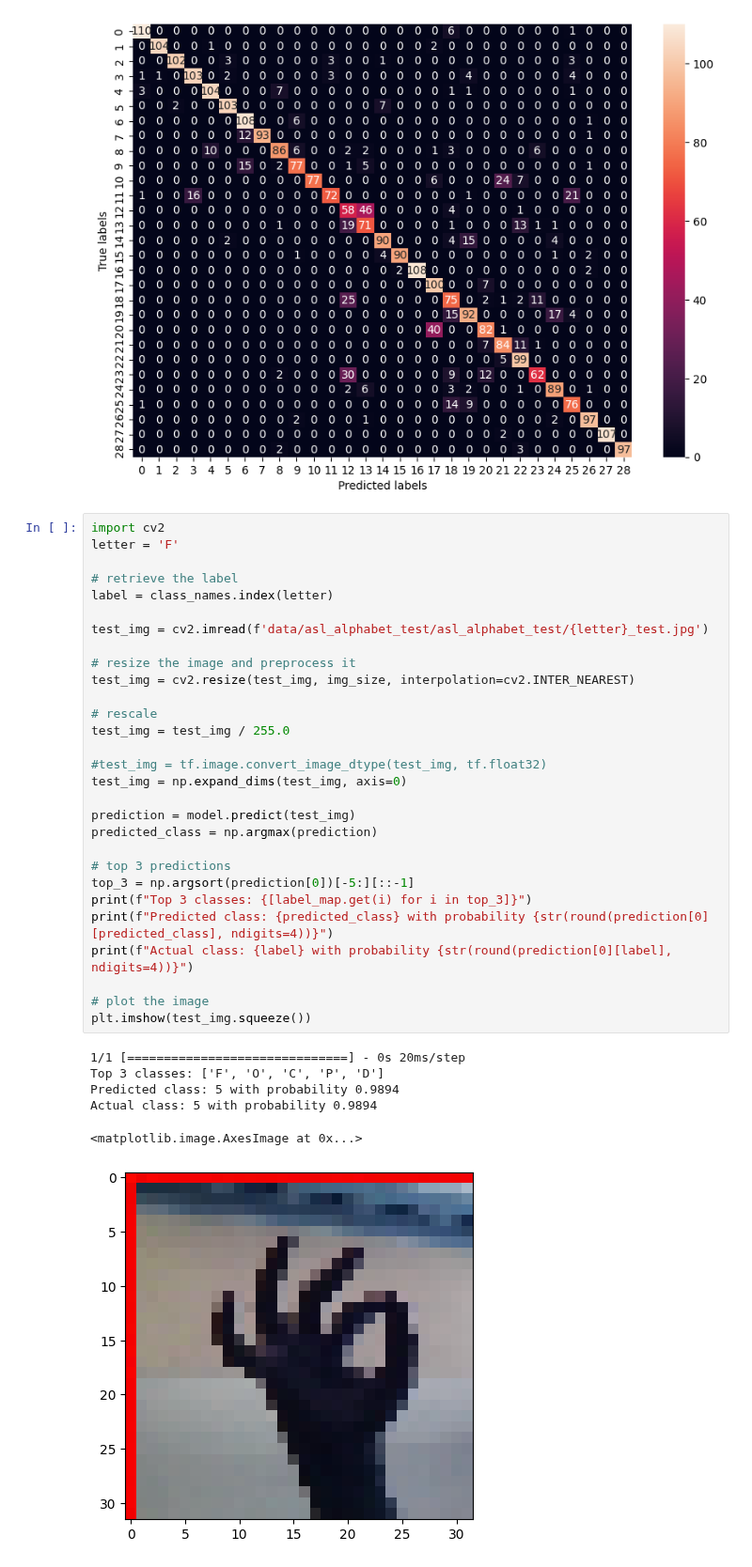
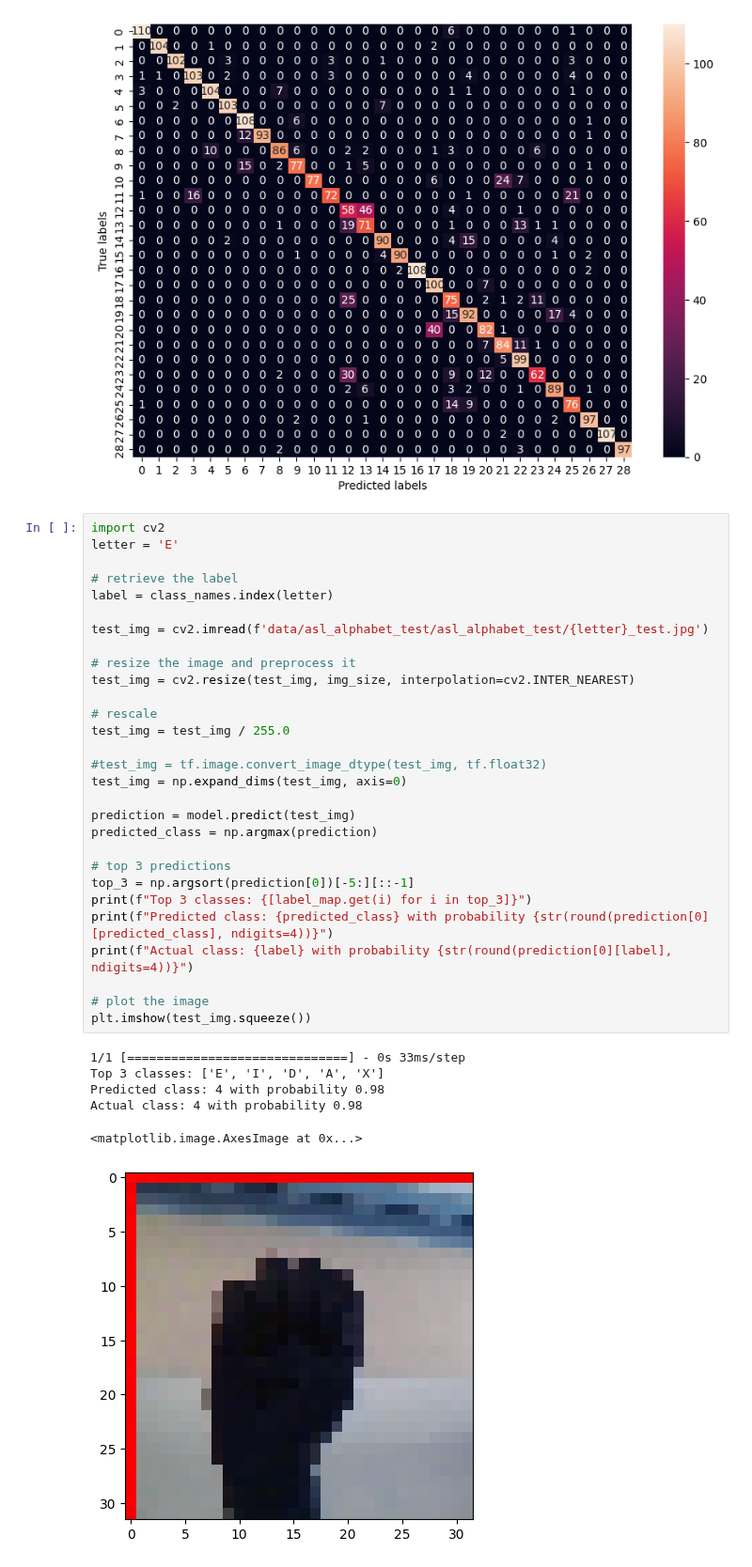
Before and after one commit to Joeshmoe03/ASL-classification, a Jupyter notebook: end_to_end.ipynb, the cells around one changed output. Shown at 94% size. Saved outputs shown, nothing was run; the diff lists cells and outputs as text.

```diff
--- a/end_to_end.ipynb
+++ b/end_to_end.ipynb
@@ -454,37 +454,37 @@ plt.show()
 [figure]
 # %%
 import cv2
-letter = 'F'
+letter = 'E'
 
 # retrieve the label
 label = class_names.index(letter)
 
 test_img = cv2.imread(f'data/asl_alphabet_test/asl_alphabet_test/{letter}_test.jpg')
 
 # resize the image and preprocess it
 test_img = cv2.resize(test_img, img_size, interpolation=cv2.INTER_NEAREST)
 
 # rescale
 test_img = test_img / 255.0
 
 #test_img = tf.image.convert_image_dtype(test_img, tf.float32)
 test_img = np.expand_dims(test_img, axis=0)
 
 prediction = model.predict(test_img)
 predicted_class = np.argmax(prediction)
 
 # top 3 predictions
 top_3 = np.argsort(prediction[0])[-5:][::-1]
 print(f"Top 3 classes: {[label_map.get(i) for i in top_3]}")
 print(f"Predicted class: {predicted_class} with probability {str(round(prediction[0][predicted_class], ndigits=4))}")
 print(f"Actual class: {label} with probability {str(round(prediction[0][label], ndigits=4))}")
 
 # plot the image
 plt.imshow(test_img.squeeze())
 # %% [output]
-1/1 [==============================] - 0s 20ms/step
-Top 3 classes: ['F', 'O', 'C', 'P', 'D']
-Predicted class: 5 with probability 0.9894
-Actual class: 5 with probability 0.9894
+1/1 [==============================] - 0s 33ms/step
+Top 3 classes: ['E', 'I', 'D', 'A', 'X']
+Predicted class: 4 with probability 0.98
+Actual class: 4 with probability 0.98
 <matplotlib.image.AxesImage at 0x...>
-[figure, old version]
+[figure, new version]
```
Also changed, not shown: parts of 4 cells of this notebook, 1 other file.
